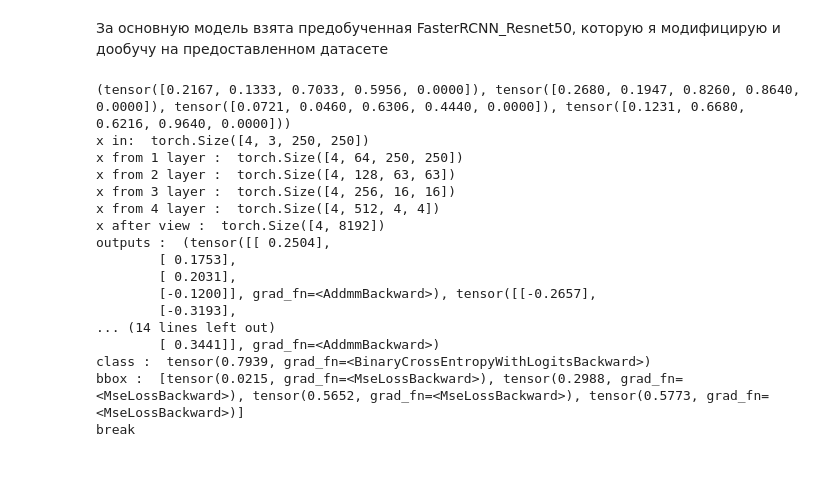
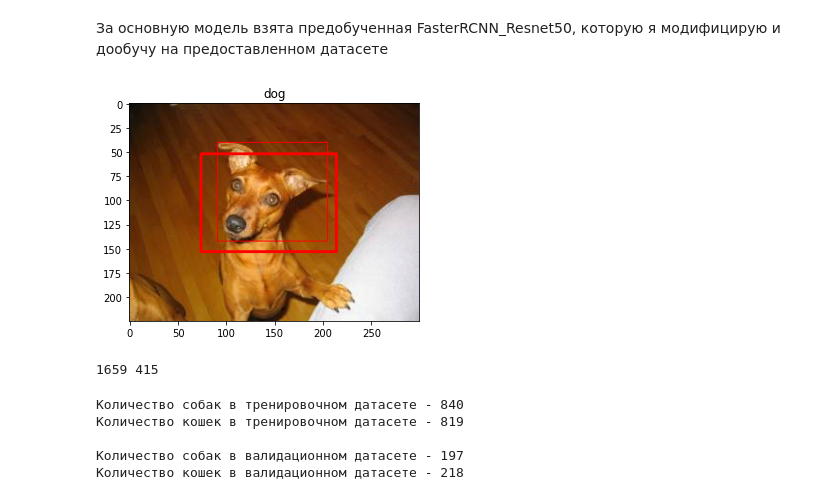
Before and after one commit to AndreyBuynov/Cats_Dogs_Task, a Jupyter notebook: task.ipynb, the cells around one changed output. Drawn from its saved outputs; the diff is of its cells as text; code cells hidden in the pictures; blank space fills up the shorter version.

```diff
--- a/task.ipynb
+++ b/task.ipynb
@@ -17,0 +71,3 @@ from torch.utils.data import Dataset , DataLoader , SubsetRandomSampler
+# %%
+device = torch.device('cuda' if torch.cuda.is_available() else 'cpu')
+device
@@ -150,4 +196,4 @@ for i in range(3):
 from model import My_Cnn
 # %%
-my_model = My_Cnn()
+my_model = My_Cnn().to(device)
 # %%
@@ -210,20 +203,0 @@ def train(train_dataloader):
-# %%
-train(train_loader)
-# %% [output]
-(tensor([0.2167, 0.1333, 0.7033, 0.5956, 0.0000]), tensor([0.2680, 0.1947, 0.8260, 0.8640, 0.0000]), tensor([0.0721, 0.0460, 0.6306, 0.4440, 0.0000]), tensor([0.1231, 0.6680, 0.6216, 0.9640, 0.0000]))
-x in:  torch.Size([4, 3, 250, 250])
-x from 1 layer :  torch.Size([4, 64, 250, 250])
-x from 2 layer :  torch.Size([4, 128, 63, 63])
-x from 3 layer :  torch.Size([4, 256, 16, 16])
-x from 4 layer :  torch.Size([4, 512, 4, 4])
-x after view :  torch.Size([4, 8192])
-outputs :  (tensor([[ 0.2504],
-        [ 0.1753],
-        [ 0.2031],
-        [-0.1200]], grad_fn=<AddmmBackward>), tensor([[-0.2657],
-        [-0.3193],
-... (14 lines left out)
-        [ 0.3441]], grad_fn=<AddmmBackward>)
-class :  tensor(0.7939, grad_fn=<BinaryCrossEntropyWithLogitsBackward>)
-bbox :  [tensor(0.0215, grad_fn=<MseLossBackward>), tensor(0.2988, grad_fn=<MseLossBackward>), tensor(0.5652, grad_fn=<MseLossBackward>), tensor(0.5773, grad_fn=<MseLossBackward>)]
-break
@@ -229,0 +219,37 @@ break
+# %%
+show_random_pict_(cats_dogs_data, my_model, val_idx)
+# %% [output]
+[figure, added]
+# %%
+# Уменьшу количество собак в случайном порядке, чтоб их количество равнялось количеству котов
+new_idx = np.random.choice(cats_dogs_data[cats_dogs_data.target == 0].idx,
+                           size=len(cats_dogs_data[cats_dogs_data.target == 1].idx))
+new_idx = list(new_idx)
+new_idx.extend(cats_dogs_data[cats_dogs_data.target == 1].idx)
+
+X = cats_dogs_data.loc[new_idx].idx
+y = cats_dogs_data.loc[new_idx].target
+
+train_idx, val_idx, _, _ = train_test_split(X, y, test_size = 0.2)
+
+train_loader = DataLoader(train_dataset, batch_size = 64, sampler = train_idx, collate_fn = collate_fn)
+valid_loader =  DataLoader(train_dataset, batch_size = 64, sampler = val_idx, collate_fn = collate_fn)
+# %% [output]
+1659 415
+# %%
+#Можно посмотреть как разбились классы теперь
+print('Количество собак в тренировочном датасете - {}'.format(
+      len(cats_dogs_data.loc[train_idx][cats_dogs_data.target == 0])))
+print('Количество кошек в тренировочном датасете - {}'.format(
+      len(cats_dogs_data.loc[train_idx][cats_dogs_data.target == 1])))
+print()
+print('Количество собак в валидационном датасете - {}'.format(
+      len(cats_dogs_data.loc[val_idx][cats_dogs_data.target == 0])))
+print('Количество кошек в валидационном датасете - {}'.format(
+      len(cats_dogs_data.loc[val_idx][cats_dogs_data.target == 1])))
+# %% [output]
+Количество собак в тренировочном датасете - 840
+Количество кошек в тренировочном датасете - 819
+
+Количество собак в валидационном датасете - 197
+Количество кошек в валидационном датасете - 218
```
Also changed, not shown: parts of 26 cells of this notebook, 4 other files.
